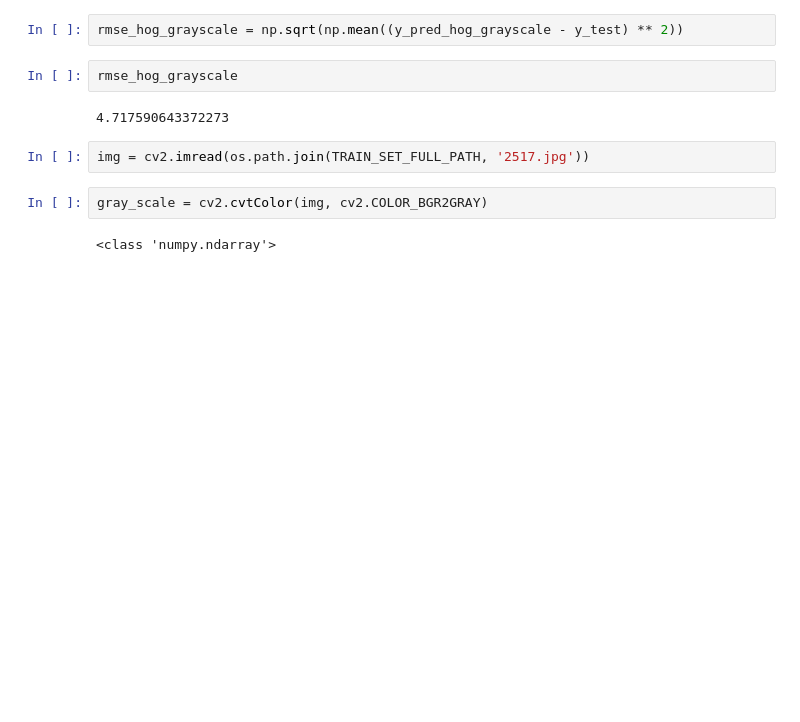
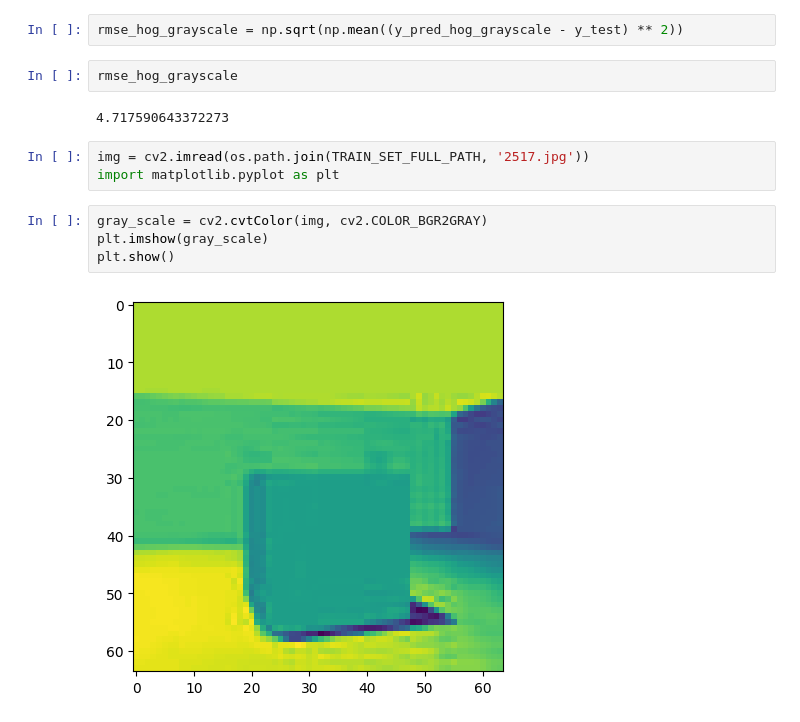
Before and after one commit to mbatuhancelik/BasicML, a Jupyter notebook: linear_regression.ipynb, the cells around one changed output. Cells and saved outputs as stored; diff of their text form; blank space fills up the shorter version.

Commit message:
visualized for img and hog

```diff
--- a/linear_regression.ipynb
+++ b/linear_regression.ipynb
@@ -175,9 +175,12 @@ rmse_hog_grayscale
 4.717590643372273
 # %%
 img = cv2.imread(os.path.join(TRAIN_SET_FULL_PATH, '2517.jpg'))
+import matplotlib.pyplot as plt
 # %%
 gray_scale = cv2.cvtColor(img, cv2.COLOR_BGR2GRAY)
+plt.imshow(gray_scale)
+plt.show()
 # %% [output]
-<class 'numpy.ndarray'>
+[figure, added]
 # %%
 _, hog_img = hog(gray_scale, orientations=8, pixels_per_cell=(8, 8), cells_per_block=(2,2), visualize=True)
```
Also changed, not shown: parts of 1 cell of this notebook, 1 other file.
